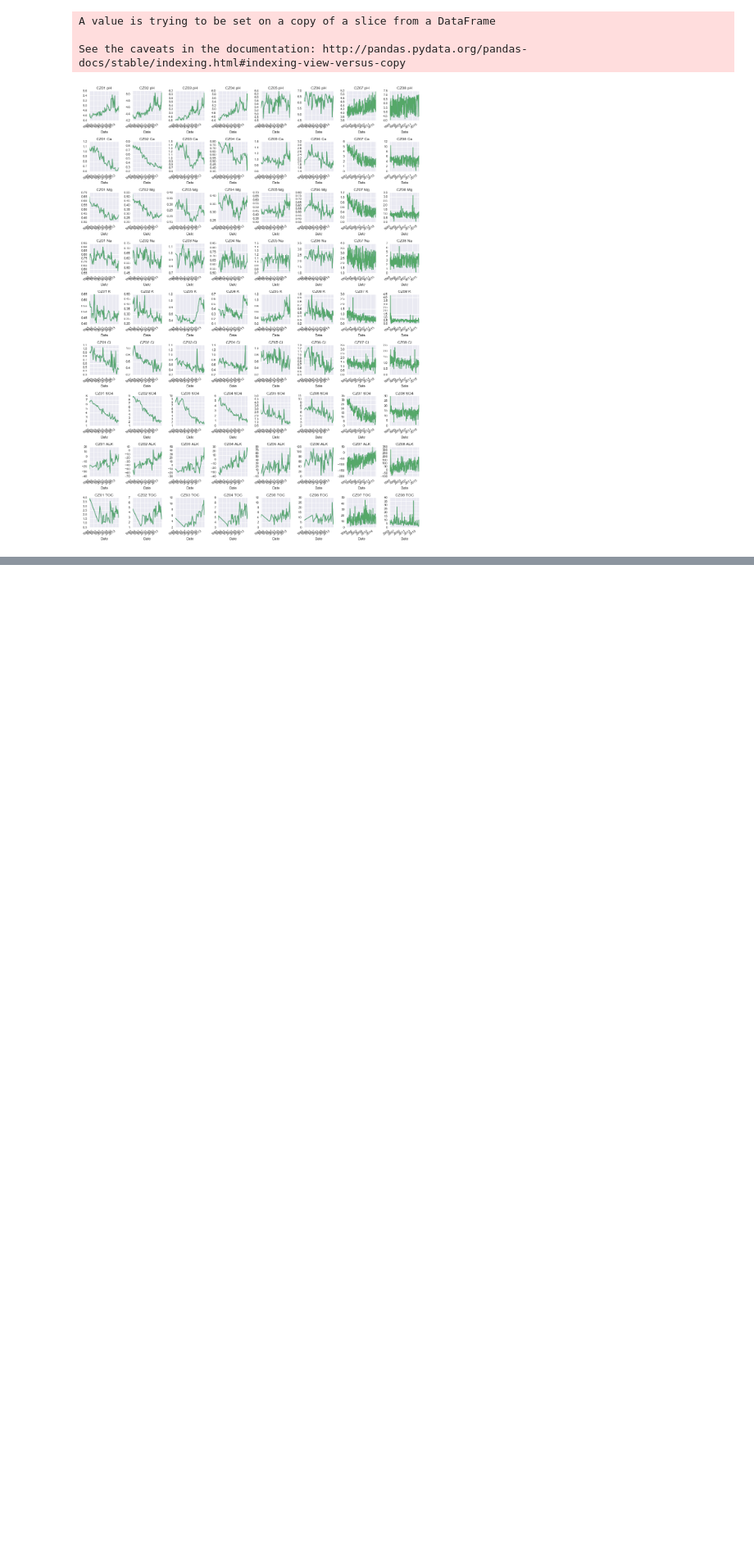
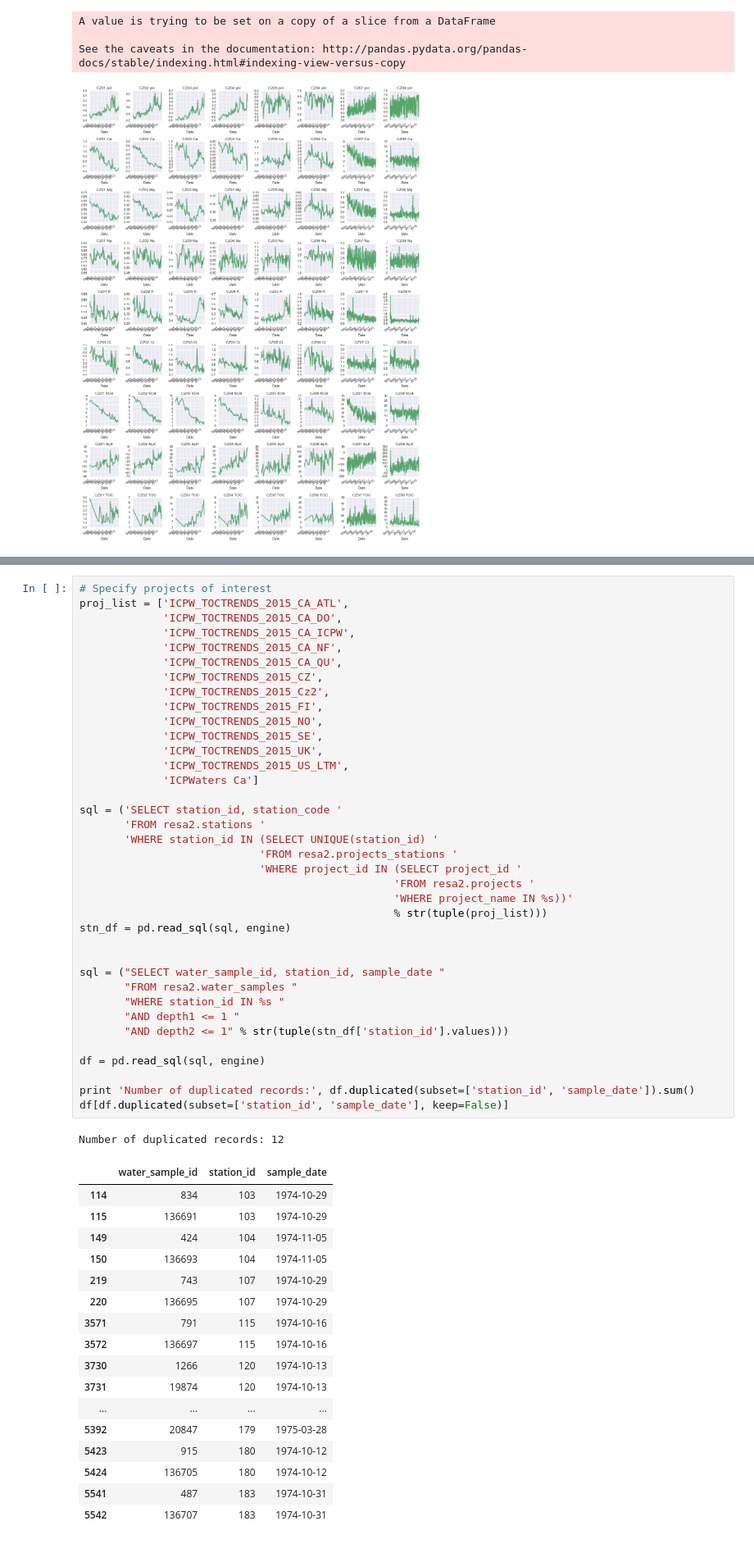
Before and after one commit to JamesSample/icpw, a Jupyter notebook: toc_trends_oct_2016.ipynb, the cells around one changed output, grey strips where cells are left out. Shown at 82% size. Cells and saved outputs as stored; diff of their text form; blank space fills up the shorter version.

```diff
--- a/toc_trends_oct_2016.ipynb
+++ b/toc_trends_oct_2016.ipynb
@@ -397,0 +404,56 @@ My previous [trends notebook](http://nbviewer.jupyter.org/github/JamesSample/icp
+# %%
+# Specify projects of interest
+proj_list = ['ICPW_TOCTRENDS_2015_CA_ATL',
+             'ICPW_TOCTRENDS_2015_CA_DO',
+             'ICPW_TOCTRENDS_2015_CA_ICPW',
+             'ICPW_TOCTRENDS_2015_CA_NF',
+             'ICPW_TOCTRENDS_2015_CA_QU',
+             'ICPW_TOCTRENDS_2015_CZ',
+             'ICPW_TOCTRENDS_2015_Cz2',
+             'ICPW_TOCTRENDS_2015_FI',
+             'ICPW_TOCTRENDS_2015_NO',
+             'ICPW_TOCTRENDS_2015_SE',
+             'ICPW_TOCTRENDS_2015_UK',
+             'ICPW_TOCTRENDS_2015_US_LTM',
+             'ICPWaters Ca']
+
+sql = ('SELECT station_id, station_code '
+       'FROM resa2.stations '
+       'WHERE station_id IN (SELECT UNIQUE(station_id) '
+                            'FROM resa2.projects_stations '
+                            'WHERE project_id IN (SELECT project_id '
+                                                 'FROM resa2.projects '
+                                                 'WHERE project_name IN %s))'
+                                                 % str(tuple(proj_list)))
+stn_df = pd.read_sql(sql, engine)
+
+
+sql = ("SELECT water_sample_id, station_id, sample_date "
+       "FROM resa2.water_samples "
+       "WHERE station_id IN %s "
+       "AND depth1 <= 1 "
+       "AND depth2 <= 1" % str(tuple(stn_df['station_id'].values)))
+
+df = pd.read_sql(sql, engine)
+
+print 'Number of duplicated records:', df.duplicated(subset=['station_id', 'sample_date']).sum()
+df[df.duplicated(subset=['station_id', 'sample_date'], keep=False)]
+# %% [output]
+Number of duplicated records: 12
+|  | water_sample_id | station_id | sample_date |
+| 114 | 834 | 103 | 1974-10-29 |
+| 115 | 136691 | 103 | 1974-10-29 |
+| 149 | 424 | 104 | 1974-11-05 |
+| 150 | 136693 | 104 | 1974-11-05 |
+| 219 | 743 | 107 | 1974-10-29 |
+| 220 | 136695 | 107 | 1974-10-29 |
+| 3571 | 791 | 115 | 1974-10-16 |
+| 3572 | 136697 | 115 | 1974-10-16 |
+| 3730 | 1266 | 120 | 1974-10-13 |
+| 3731 | 19874 | 120 | 1974-10-13 |
+| ... | ... | ... | ... |
+| 5392 | 20847 | 179 | 1975-03-28 |
+| 5423 | 915 | 180 | 1974-10-12 |
+| 5424 | 136705 | 180 | 1974-10-12 |
+| 5541 | 487 | 183 | 1974-10-31 |
+| 5542 | 136707 | 183 | 1974-10-31 |
```
Also changed, not shown: parts of 6 cells of this notebook, 2 other files.
